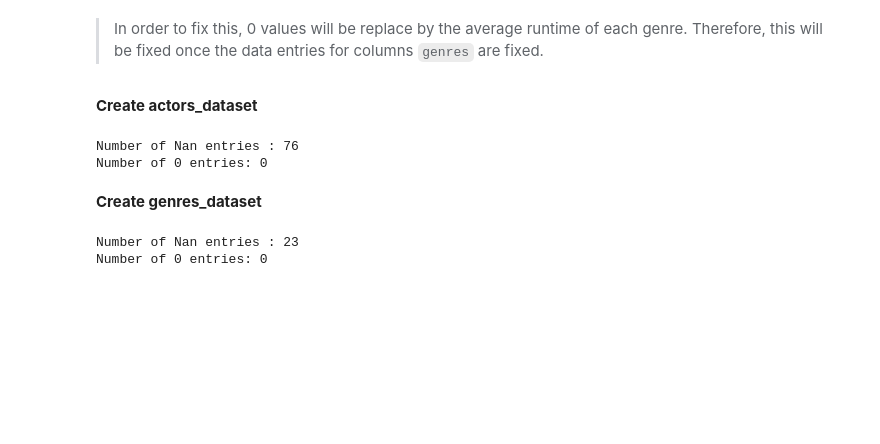
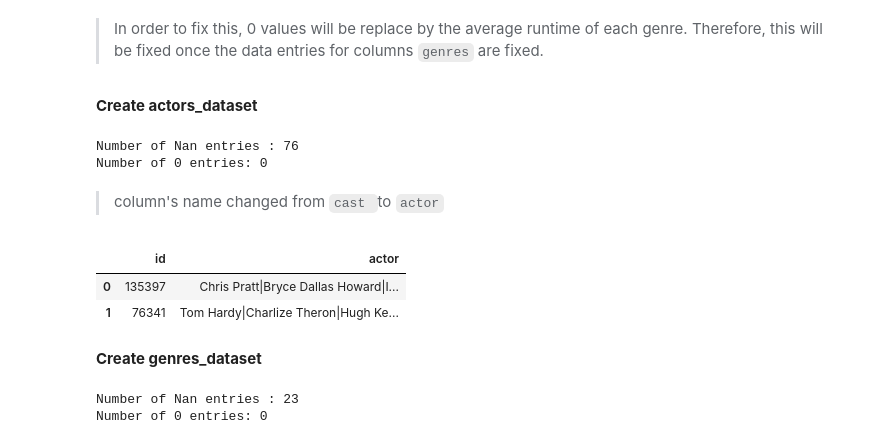
Before and after one commit to aZade-Dehghanpour/investigate_imdb_dataset, a Jupyter notebook: Codes/Notebook/Analysis of Imdb Movie Data.ipynb, the cells around one changed output. Cells and saved outputs as stored; diff of their text form; code cells hidden in the pictures; blank space fills up the shorter version.

````diff
--- a/Codes/Notebook/Analysis of Imdb Movie Data.ipynb
+++ b/Codes/Notebook/Analysis of Imdb Movie Data.ipynb
@@ -250,6 +250,14 @@ Number of 0 entries: 0
 df_actors.dropna(axis = 0, inplace = True)
 df_actors.rename(columns = {'cast':'actor'}, inplace = True)
 df_actors.to_csv('../../Datasets/df_actors.csv', index = False)
+# %% [markdown]
+>column's name changed from ```cast ```to ```actor```
+# %%
+df_actors.head(2)
+# %% [output]
+|  | id | actor |
+| 0 | 135397 | Chris Pratt|Bryce Dallas Howard|I... |
+| 1 | 76341 | Tom Hardy|Charlize Theron|Hugh Ke... |
 # %% [markdown]
 **Create genres_dataset**
 # %%
````
Also changed, not shown: parts of 16 cells of this notebook, 4 other files.
